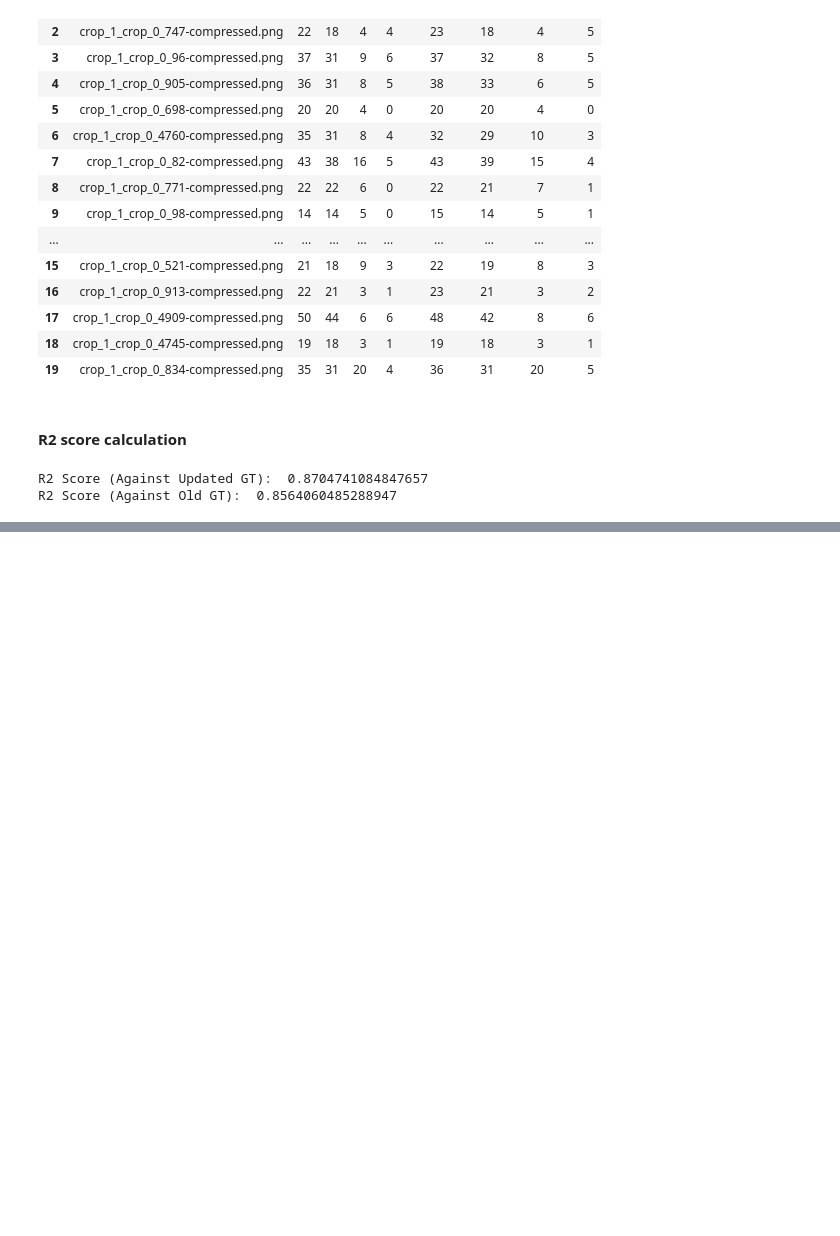
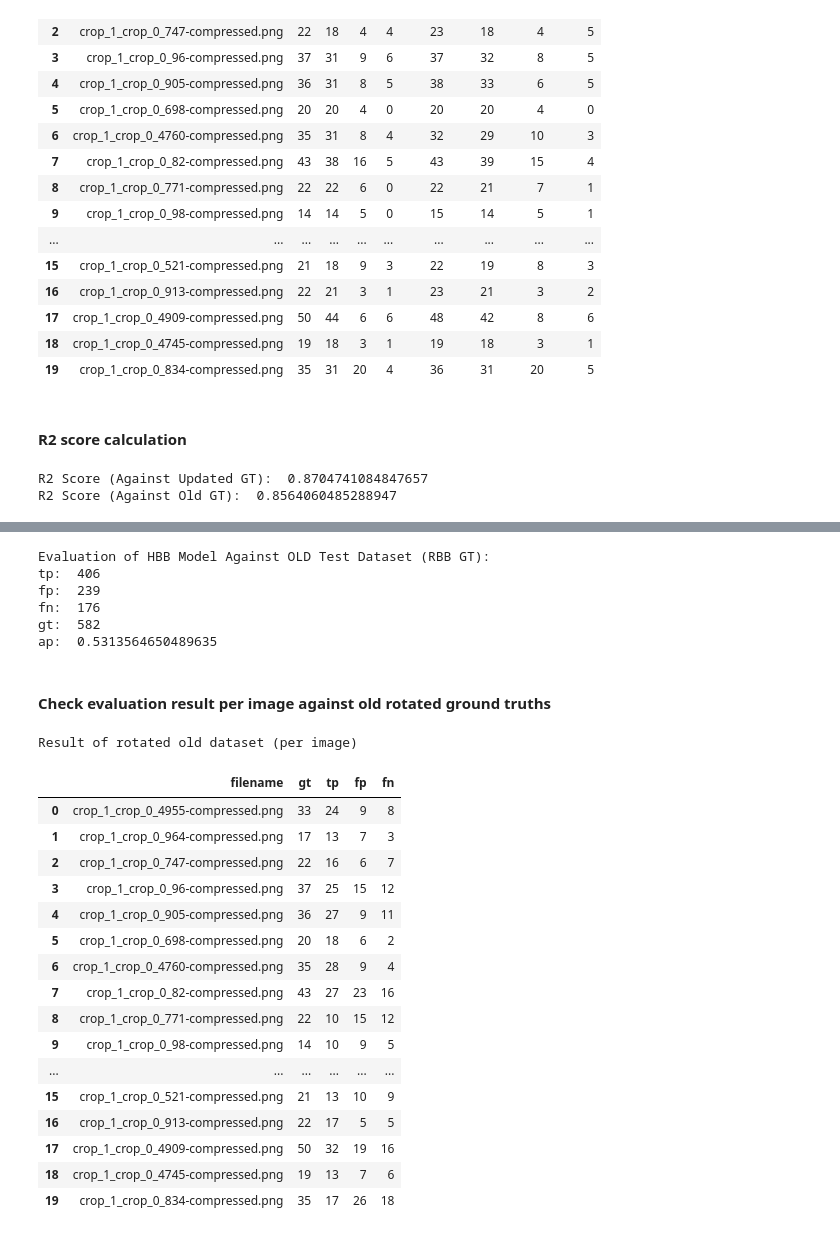
Before and after one commit to minhajul-arifin-badhon/thesis-codes, a Jupyter notebook: Evaluate HBB v1 Model (Trained on old dataset).ipynb, the cells around one changed output, grey strips where cells are left out. Cells and saved outputs as stored; diff of their text form; code cells hidden in the pictures; blank space fills up the shorter version.

Commit message:
1. Evaluate HBB model against old RBB GTs

```diff
--- a/Evaluate HBB v1 Model (Trained on old dataset).ipynb
+++ b/Evaluate HBB v1 Model (Trained on old dataset).ipynb
@@ -217,0 +222,6 @@ R2 Score (Against Old GT):  0.8564060485288947
+# %%
+df_rbb = pd.read_csv("/home/badhon/Documents/thesis/AerialDetection/data/wheat/test/test_dota.csv")
+# %%
+all_rgts_old = {}
+for filename in os.listdir(path_test_images)[:]:
+    all_rgts_old[filename] = df_rbb[df_rbb['filename'] == filename].to_numpy()[:,2:]
@@ -217,0 +230,2 @@ R2 Score (Against Old GT):  0.8564060485288947
+# %%
+hbb_evaluator = Evaluator(path_config, path_work_dir, 2000)
@@ -217,0 +234,42 @@ R2 Score (Against Old GT):  0.8564060485288947
+# %%
+print("Evaluation of HBB Model Against OLD Test Dataset (RBB GT): ")
+hbb_evaluator.print_summary(eval_res)
+# %% [output]
+Evaluation of HBB Model Against OLD Test Dataset (RBB GT):
+tp:  406
+fp:  239
+fn:  176
+gt:  582
+ap:  0.5313564650489635
+# %% [markdown]
+#### Check evaluation result per image against old rotated ground truths
+# %%
+rows = []
+
+for filename in os.listdir(path_test_images)[:]:
+    res = hbb_evaluator.evaluate_single_image(os.path.join(path_test_images, filename), all_rgts_old[filename])
+    rows.append([filename, len(all_gts[filename]), res['tp'], res['fp'], res['fn']])
+
+df_result = pd.DataFrame(np.array(rows), columns=['filename', 'gt', 'tp', 'fp', 'fn'])
+# %%
+print("Result of rotated old dataset (per image)")
+display(df_result)
+# %% [output]
+Result of rotated old dataset (per image)
+|  | filename | gt | tp | fp | fn |
+| 0 | crop_1_crop_0_4955-compressed.png | 33 | 24 | 9 | 8 |
+| 1 | crop_1_crop_0_964-compressed.png | 17 | 13 | 7 | 3 |
+| 2 | crop_1_crop_0_747-compressed.png | 22 | 16 | 6 | 7 |
+| 3 | crop_1_crop_0_96-compressed.png | 37 | 25 | 15 | 12 |
+| 4 | crop_1_crop_0_905-compressed.png | 36 | 27 | 9 | 11 |
+| 5 | crop_1_crop_0_698-compressed.png | 20 | 18 | 6 | 2 |
+| 6 | crop_1_crop_0_4760-compressed.png | 35 | 28 | 9 | 4 |
+| 7 | crop_1_crop_0_82-compressed.png | 43 | 27 | 23 | 16 |
+| 8 | crop_1_crop_0_771-compressed.png | 22 | 10 | 15 | 12 |
+| 9 | crop_1_crop_0_98-compressed.png | 14 | 10 | 9 | 5 |
+| ... | ... | ... | ... | ... | ... |
+| 15 | crop_1_crop_0_521-compressed.png | 21 | 13 | 10 | 9 |
+| 16 | crop_1_crop_0_913-compressed.png | 22 | 17 | 5 | 5 |
+| 17 | crop_1_crop_0_4909-compressed.png | 50 | 32 | 19 | 16 |
+| 18 | crop_1_crop_0_4745-compressed.png | 19 | 13 | 7 | 6 |
+| 19 | crop_1_crop_0_834-compressed.png | 35 | 17 | 26 | 18 |
```
Also changed, not shown: parts of 4 cells of this notebook.
